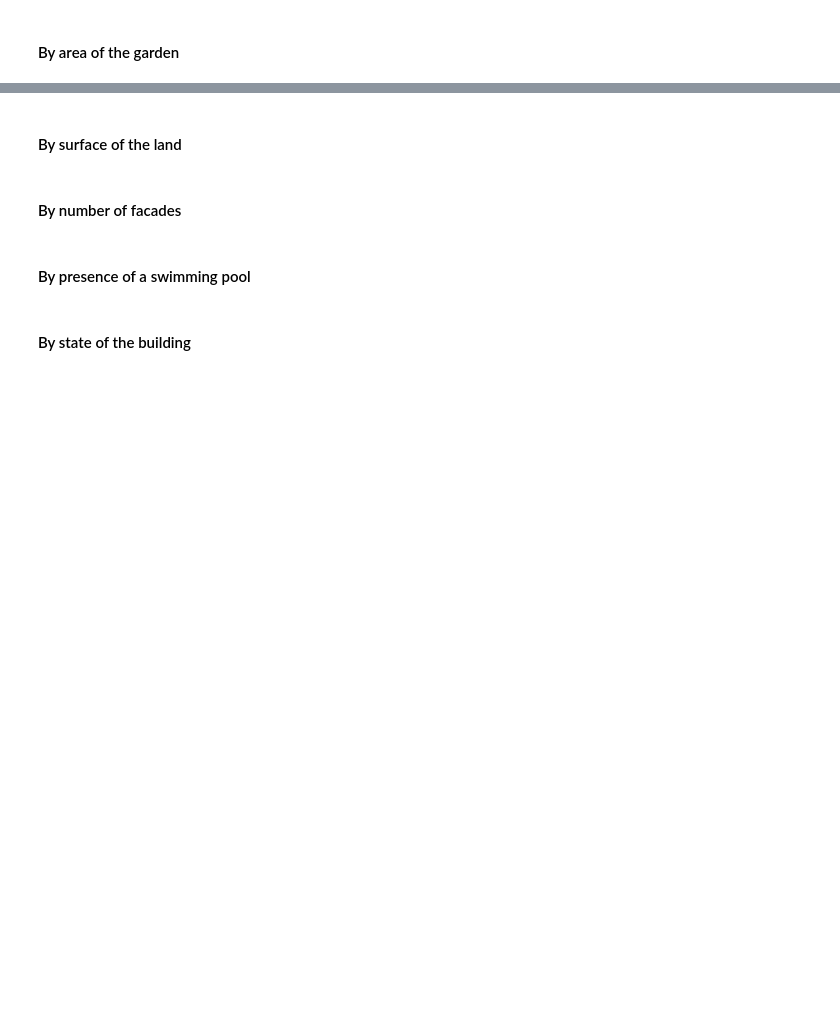
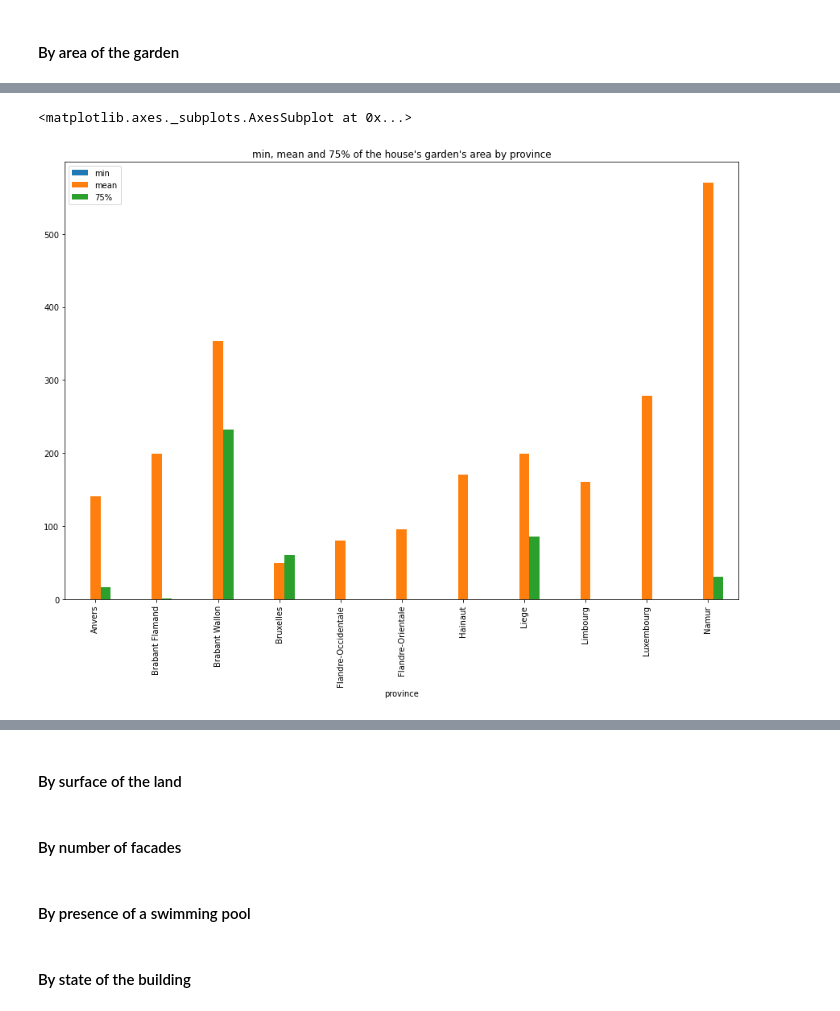
Before and after one commit to Demesmaeker/Immo_data_analysis, a Jupyter notebook: Comparisons between variables (no prices).ipynb, the cells around one changed output, grey strips where cells are left out. Saved outputs shown, nothing was run; the diff lists cells and outputs as text; code cells hidden in the pictures; blank space fills up the shorter version.

Commit message:
rectification clean garden/terrace area

```diff
--- a/Comparisons between variables (no prices).ipynb
+++ b/Comparisons between variables (no prices).ipynb
@@ -1099,2 +1102,6 @@ apart_province_garden.plot.bar(x = 'province',
 # %% [markdown]
 #### By area of the garden
+# %%
+locality_garden = clean(df, [0,1,13])
+locality_garden = locality_garden[locality_garden['garden'] == 1]
+locality_garden.shape
@@ -1100,0 +1117,5 @@ apart_province_garden.plot.bar(x = 'province',
+# %%
+house_loc_gard_area = locality_garden[locality_garden['type_of_property'] == 'house']
+house_loc_gard_area = house_loc_gard_area.groupby('province').garden_area.describe()
+house_loc_gard_area.reset_index(level=0, inplace=True)
+house_loc_gard_area
@@ -1100,0 +1135,8 @@ apart_province_garden.plot.bar(x = 'province',
+# %%
+house_loc_gard_area.plot.bar(x = 'province',
+                        y = ['min', 'mean', '75%'],
+                       figsize=(15,10),
+                       title="min, mean and 75% of the house's garden's area by province")
+# %% [output]
+<matplotlib.axes._subplots.AxesSubplot at 0x...>
+[figure, added]
```
Also changed, not shown: parts of 24 cells of this notebook, 2 other files.
